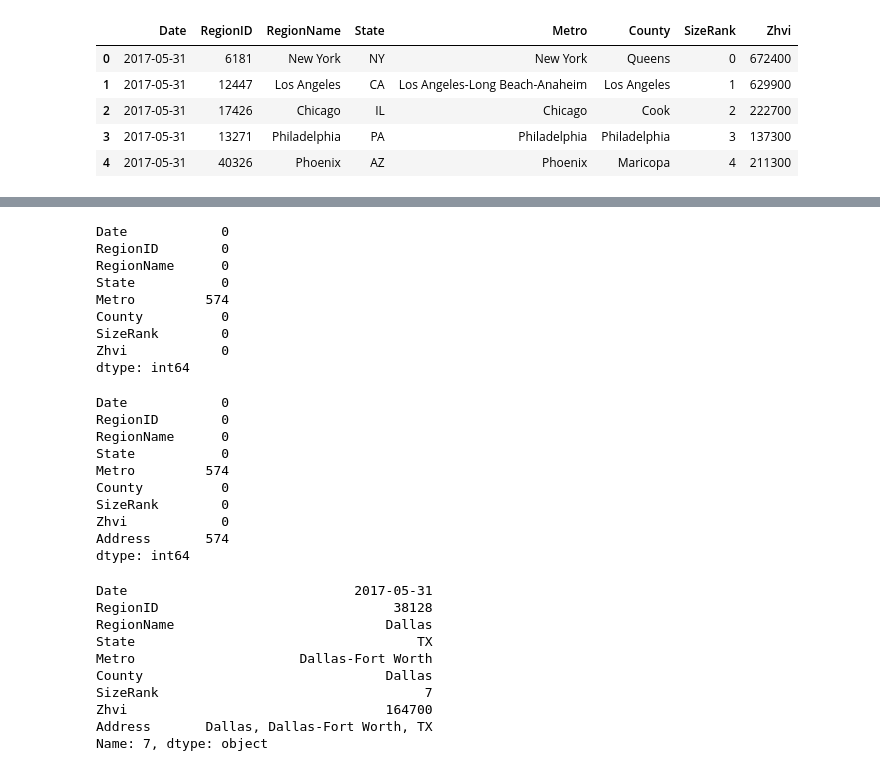
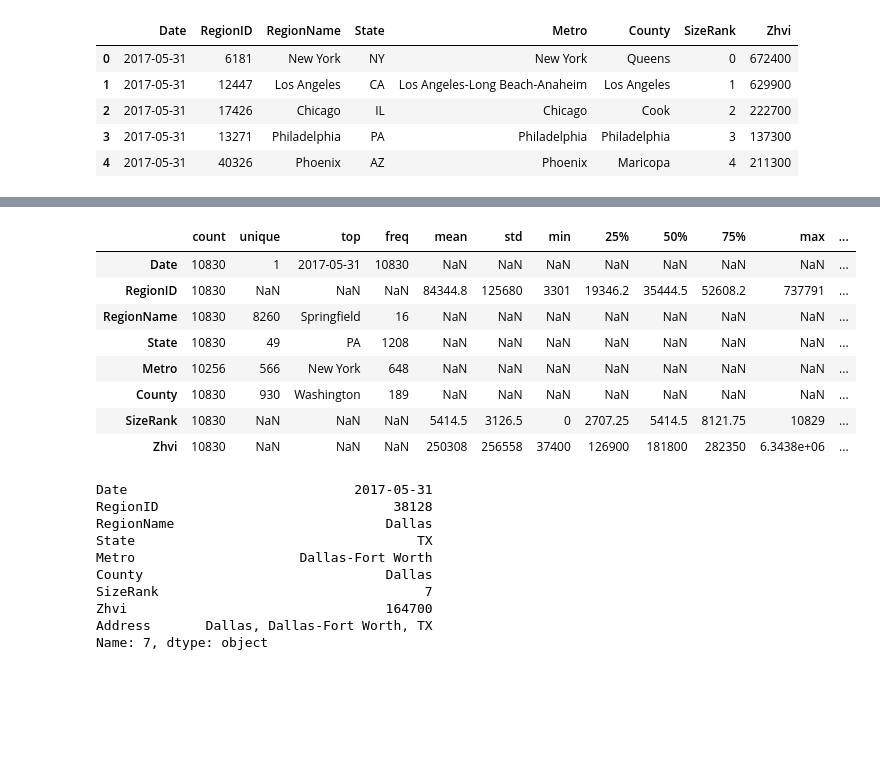
Before and after one commit to krishnamohan-seelam/MachineLearning, a Jupyter notebook: AnacondaProjects/Learning_Pandas/Pandas_Selecting_Data.ipynb, the cells around one changed output, grey strips where cells are left out. Drawn from its saved outputs; the diff is of its cells as text; code cells hidden in the pictures; blank space fills up the shorter version.

```diff
--- a/AnacondaProjects/Learning_Pandas/Pandas_Selecting_Data.ipynb
+++ b/AnacondaProjects/Learning_Pandas/Pandas_Selecting_Data.ipynb
@@ -18,4 +18,4 @@ df.head()
 | 3 | 2017-05-31 | 13271 | Philadelphia | PA | Philadelphia | Philadelphia | 3 | 137300 |
 | 4 | 2017-05-31 | 40326 | Phoenix | AZ | Phoenix | Maricopa | 4 | 211300 |
 # %%
-df.describe(include="all")
+df_profile = df.describe(include="all").T
@@ -35,30 +22,19 @@ df.describe(include="all")
 # %%
-df.isnull().sum()
+df_profile['null']= df.isnull().sum()
-# %% [output]
-Date            0
-RegionID        0
-RegionName      0
-State           0
-Metro         574
-County          0
-SizeRank        0
-Zhvi            0
-dtype: int64
+# %%
+df_profile
+# %% [output]
+|  | count | unique | top | freq | mean | std | min | 25% | 50% | 75% | max | ... |
+| Date | 10830 | 1 | 2017-05-31 | 10830 | NaN | NaN | NaN | NaN | NaN | NaN | NaN | ... |
+| RegionID | 10830 | NaN | NaN | NaN | 84344.8 | 125680 | 3301 | 19346.2 | 35444.5 | 52608.2 | 737791 | ... |
+| RegionName | 10830 | 8260 | Springfield | 16 | NaN | NaN | NaN | NaN | NaN | NaN | NaN | ... |
+| State | 10830 | 49 | PA | 1208 | NaN | NaN | NaN | NaN | NaN | NaN | NaN | ... |
+| Metro | 10256 | 566 | New York | 648 | NaN | NaN | NaN | NaN | NaN | NaN | NaN | ... |
+| County | 10830 | 930 | Washington | 189 | NaN | NaN | NaN | NaN | NaN | NaN | NaN | ... |
+| SizeRank | 10830 | NaN | NaN | NaN | 5414.5 | 3126.5 | 0 | 2707.25 | 5414.5 | 8121.75 | 10829 | ... |
+| Zhvi | 10830 | NaN | NaN | NaN | 250308 | 256558 | 37400 | 126900 | 181800 | 282350 | 6.3438e+06 | ... |
 # %%
 df['Address'] = df.County + ', ' + df.Metro + ', ' + df.State
-# %%
-df.isnull().sum()
-# %% [output]
-Date            0
-RegionID        0
-RegionName      0
-State           0
-Metro         574
-County          0
-SizeRank        0
-Zhvi            0
-Address       574
-dtype: int64
 # %%
 df.loc[7,:]
 # %% [output]
```
Also changed, not shown: parts of 1 cell of this notebook, 8 other files.
